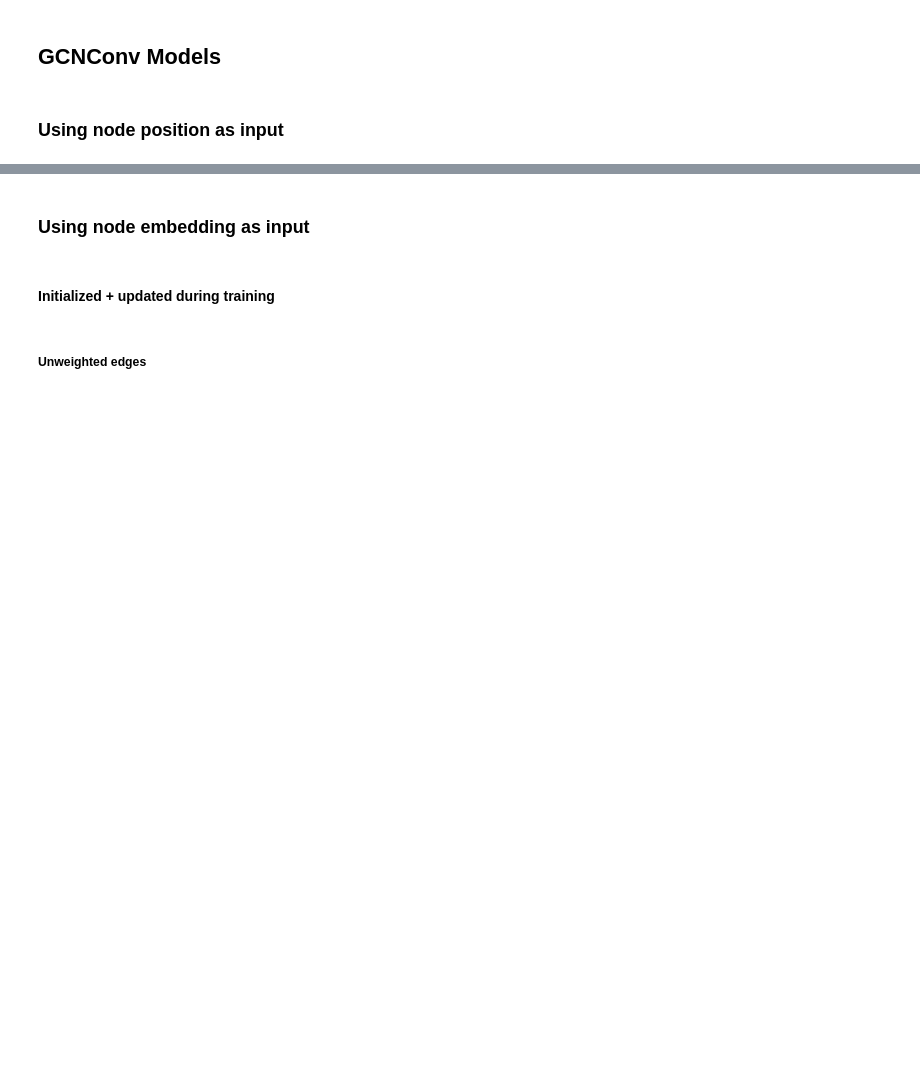
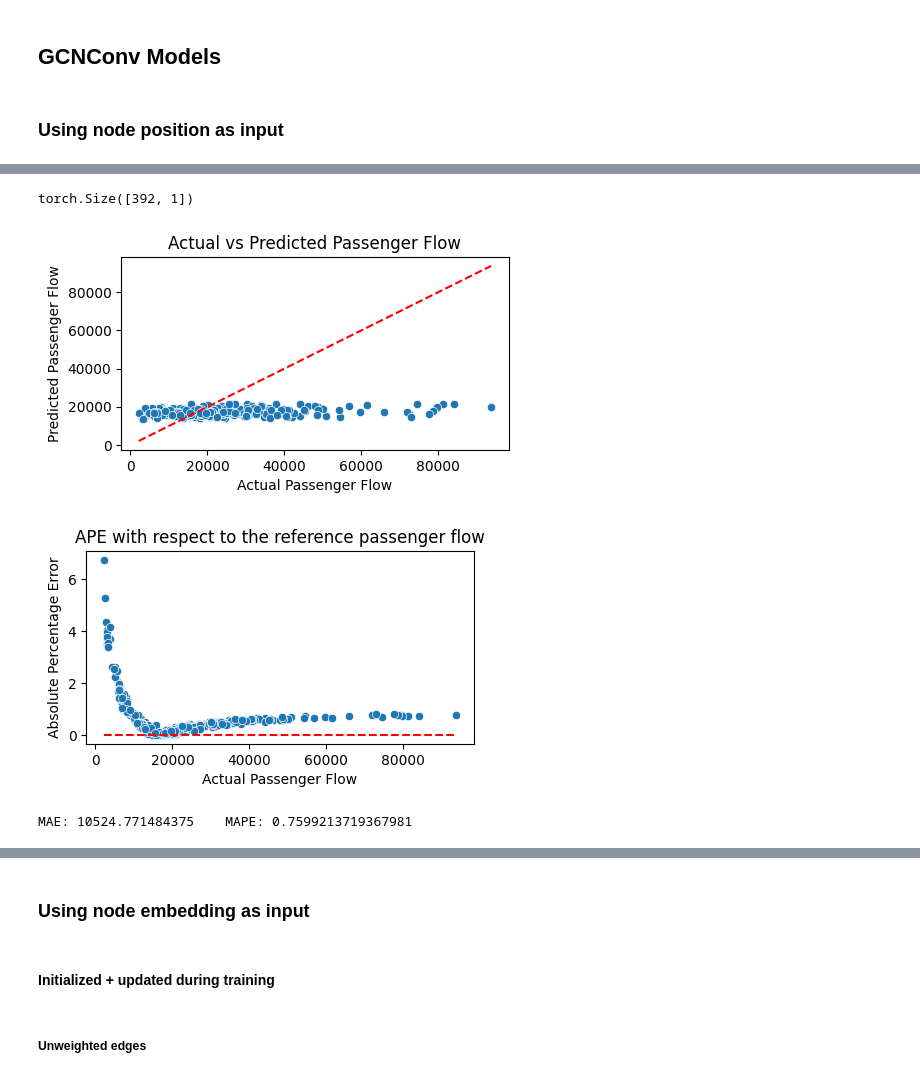
Before and after one commit to SerranoAdrian/FlowForecasting, a Jupyter notebook: training_gnn.ipynb, the cells around one changed output, grey strips where cells are left out. Saved outputs shown, nothing was run; the diff lists cells and outputs as text; code cells hidden in the pictures; blank space fills up the shorter version.

Commit message:
Create data folder and new model tests

```diff
--- a/training_gnn.ipynb
+++ b/training_gnn.ipynb
@@ -58,7 +67,7 @@ test_degraded_graphs = []
 train_test_ratio = 0.9
 dev_train_ratio = 0.1
 
-for i in range(1,11):
+for i in range(1,3):
     folder_path = os.path.join(data_dir, f'delete_{i}')
     all_files = [file_path for file_path in os.listdir(folder_path) if os.path.isfile(os.path.join(folder_path, file_path))]
     degraded_graphs = []
@@ -78,7 +87,7 @@ for i in range(1,11):
 # %%
 config = dict(
     epochs = 20,
-    lr = 0.001,
+    lr = 0.01,
     criterion = torch.nn.L1Loss(),
     metrics = dict(
         MAE=torch.nn.L1Loss(),
@@ -88,9 +97,9 @@ config = dict(
 # %% [markdown]
 ### Using node position as input
 # %%
-target_name = 'traffic'
+node_target_name = 'traffic'
 node_feature_names=['x', 'y']
 
-train_loader = get_degraded_network_loader(train_degraded_graphs, target_name=target_name, node_feature_names=node_feature_names, shuffle=True)
-dev_loader = get_degraded_network_loader(dev_degraded_graphs, target_name=target_name, node_feature_names=node_feature_names, shuffle=True)
-test_loader = get_degraded_network_loader(test_degraded_graphs, target_name=target_name, node_feature_names=node_feature_names, shuffle=True)
+train_loader = get_degraded_network_loader(train_degraded_graphs, node_target_name=node_target_name, node_feature_names=node_feature_names, shuffle=True)
+dev_loader = get_degraded_network_loader(dev_degraded_graphs, node_target_name=node_target_name, node_feature_names=node_feature_names, shuffle=True)
+test_loader = get_degraded_network_loader(test_degraded_graphs, node_target_name=node_target_name, node_feature_names=node_feature_names, shuffle=True)
@@ -110,0 +140,15 @@ print("\t".join([f"{metric_name}: {metric_value}" for metric_name, metric_value
+# %%
+# test_data = random.choice(test_loader.dataset)
+test_data = test_loader.dataset[0]
+x, edge_index = test_data.x, test_data.edge_index
+output = nodes_gnn_model(x, edge_index)
+print(output.shape)
+actual_flows = test_data.y
+predicted_flows = output.detach().squeeze(1)
+
+plot_true_predicted(predicted_flows, actual_flows)
+plot_predicted_ape(predicted_flows, actual_flows)
+# %% [output]
+torch.Size([392, 1])
+[figure, added]
+[figure, added]
@@ -111,3 +168,8 @@ print("\t".join([f"{metric_name}: {metric_value}" for metric_name, metric_value
+# %%
+test_metrics2 = eval_node_gnn_model(nodes_gnn_model, test_loader,config)
+print("\t".join([f"{metric_name}: {metric_value}" for metric_name, metric_value in test_metrics2.items()]))
+# %% [output]
+MAE: 10524.771484375    MAPE: 0.7599213719367981
 # %%
 # test_data = random.choice(test_loader.dataset)
 test_data = test_loader.dataset[0]
```
Also changed, not shown: parts of 12 cells of this notebook, 13 other files.
